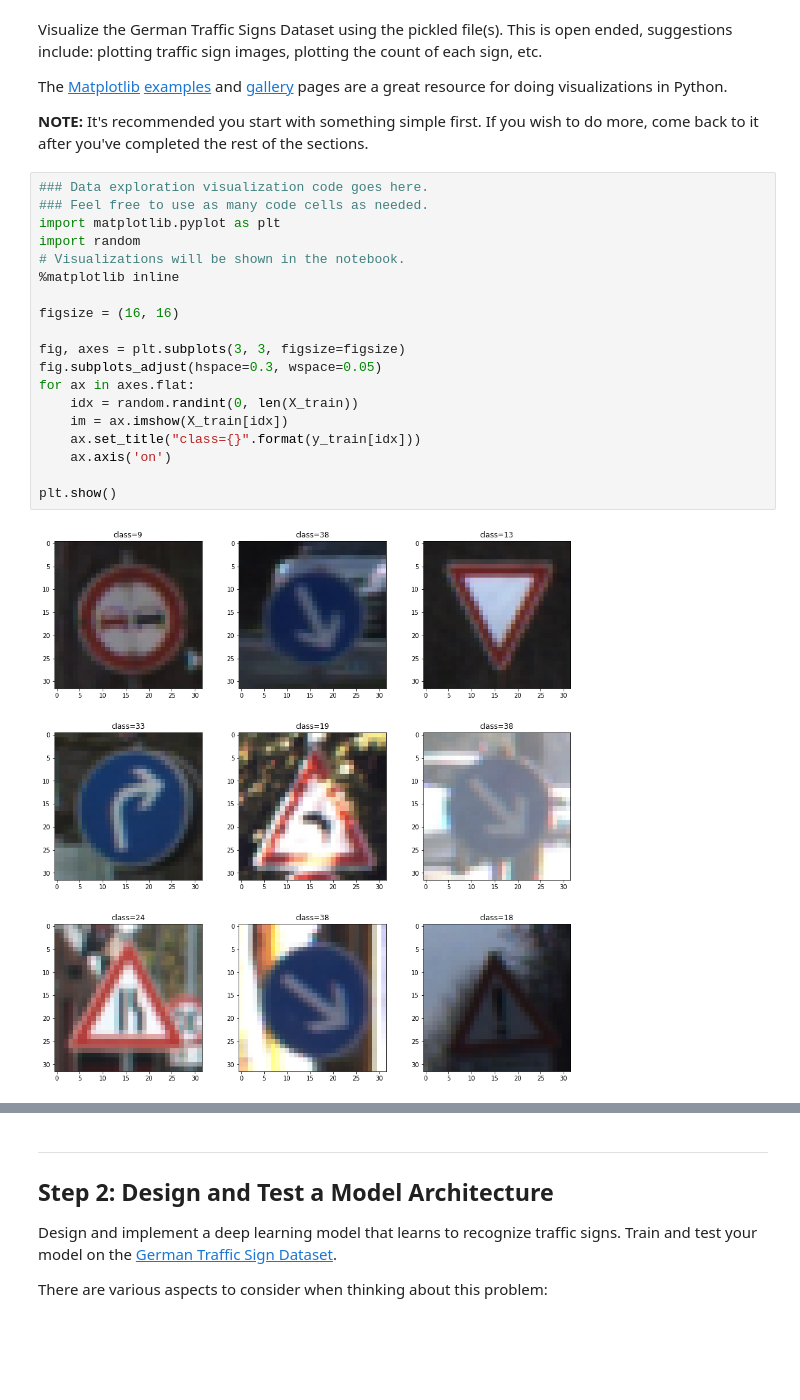
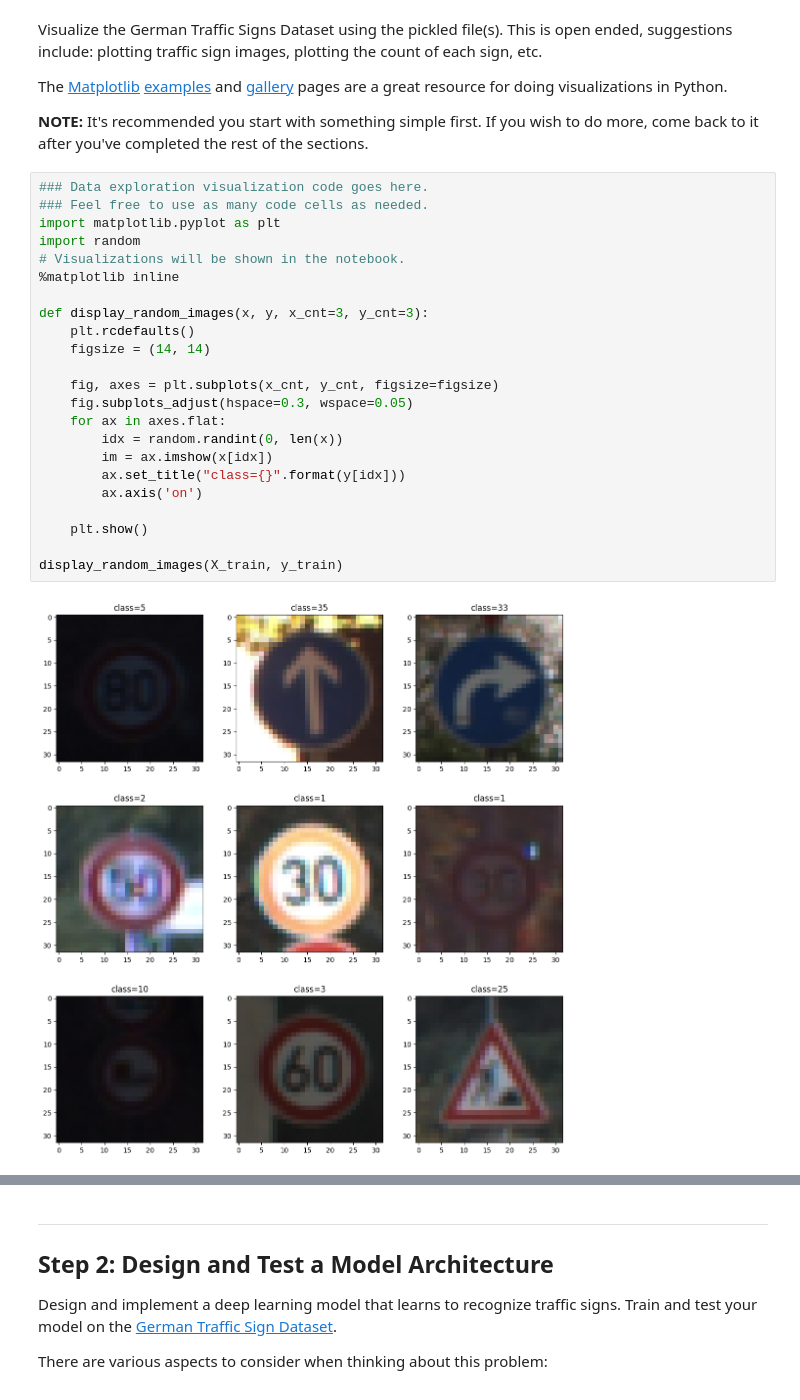
Before and after one commit to DukeXar/CarND-Traffic-Sign-Classifier-Project-pub, a Jupyter notebook: Traffic_Sign_Classifier.ipynb, the cells around one changed output, grey strips where cells are left out. Saved outputs shown, nothing was run; the diff lists cells and outputs as text; blank space fills up the shorter version.

```diff
--- a/Traffic_Sign_Classifier.ipynb
+++ b/Traffic_Sign_Classifier.ipynb
@@ -90,21 +90,25 @@ The [Matplotlib](http://matplotlib.org/) [examples](http://matplotlib.org/exampl
 # %%
 ### Data exploration visualization code goes here.
 ### Feel free to use as many code cells as needed.
 import matplotlib.pyplot as plt
 import random
 # Visualizations will be shown in the notebook.
 %matplotlib inline
 
-figsize = (16, 16)
+def display_random_images(x, y, x_cnt=3, y_cnt=3):
+    plt.rcdefaults()
+    figsize = (14, 14)
 
-fig, axes = plt.subplots(3, 3, figsize=figsize)
-fig.subplots_adjust(hspace=0.3, wspace=0.05)
-for ax in axes.flat:
-    idx = random.randint(0, len(X_train))
-    im = ax.imshow(X_train[idx])
-    ax.set_title("class={}".format(y_train[idx]))
-    ax.axis('on')
+    fig, axes = plt.subplots(x_cnt, y_cnt, figsize=figsize)
+    fig.subplots_adjust(hspace=0.3, wspace=0.05)
+    for ax in axes.flat:
+        idx = random.randint(0, len(x))
+        im = ax.imshow(x[idx])
+        ax.set_title("class={}".format(y[idx]))
+        ax.axis('on')
 
-plt.show()
+    plt.show()
+
+display_random_images(X_train, y_train)
 # %% [output]
-[figure, old version]
+[figure, new version]
```
Also changed, not shown: parts of 7 cells of this notebook.
